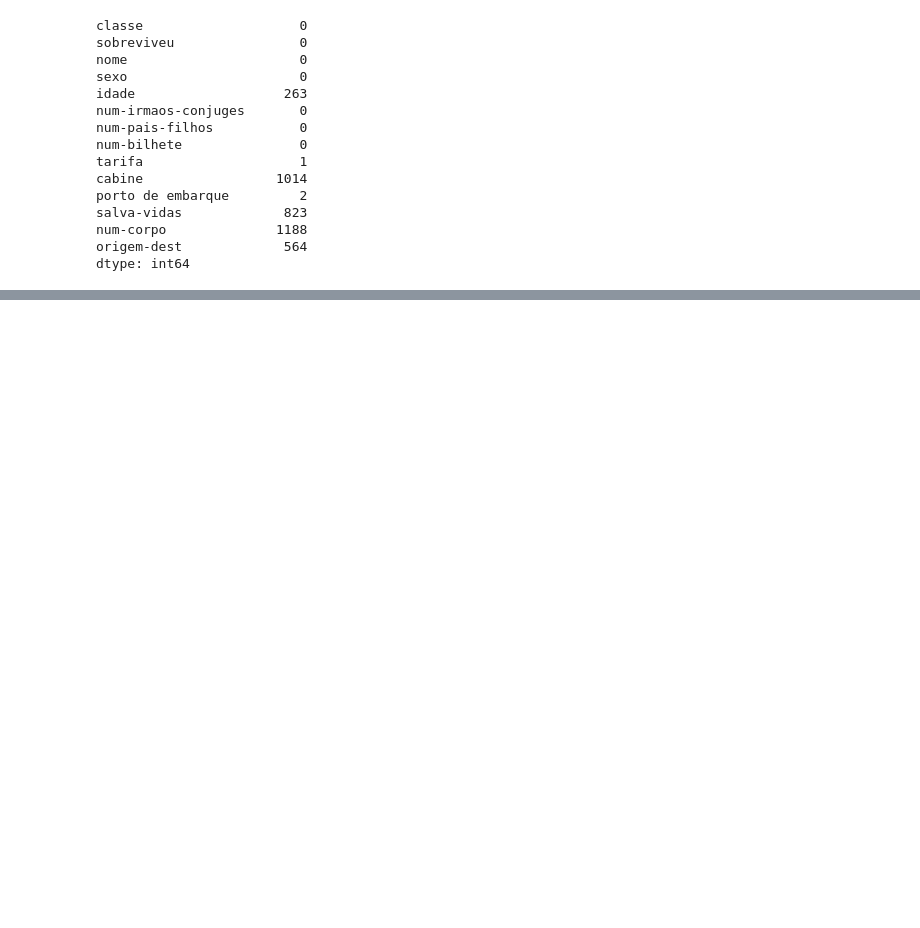
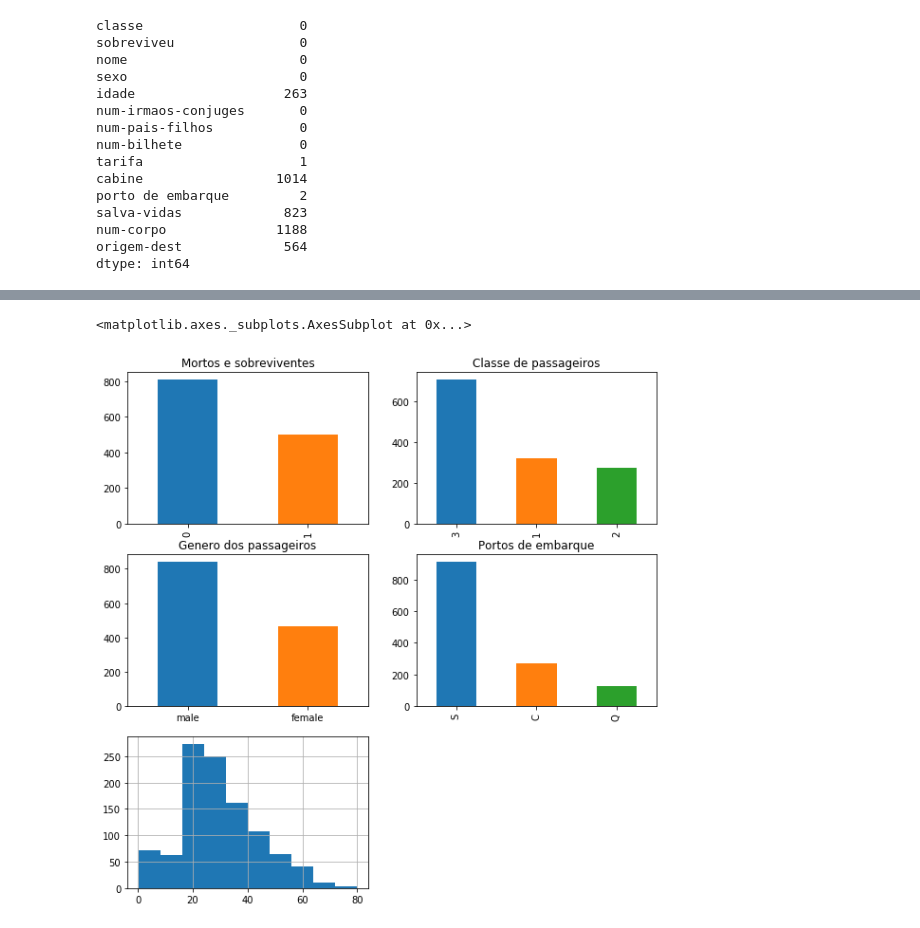
Before and after one commit to nativanando/masters-degree, a Jupyter notebook: mineracao-de-dados/titanic-dataset/titanic-analise .ipynb, the cells around one changed output, grey strips where cells are left out. Cells and saved outputs as stored; diff of their text form; code cells hidden in the pictures; blank space fills up the shorter version.

```diff
--- a/mineracao-de-dados/titanic-dataset/titanic-analise .ipynb
+++ b/mineracao-de-dados/titanic-dataset/titanic-analise .ipynb
@@ -70,0 +96,36 @@ NameError: name 'pandas2arff' is not defined
+# %%
+# Configurando grid de gráficos
+plt.rc('figure', figsize=(10, 5))
+fizsize_with_subplots = (10, 10)
+bin_size = 10
+
+fig = plt.figure(figsize=fizsize_with_subplots)
+fig_dims = (3, 2)
+
+# Gráfico que identifica o NNúmero de mortos e sobreviventes
+plt.subplot2grid(fig_dims, (0, 0))
+df['sobreviveu'].value_counts().plot(kind='bar',
+                                         title='Mortos e sobreviventes')
+
+# Gráfico que identifica a frequência das classes do navio
+plt.subplot2grid(fig_dims, (0, 1))
+df['classe'].value_counts().plot(kind='bar',
+                                       title='Classe de passageiros')
+
+# Gráfico que identifica o sexo dos passageiros
+plt.subplot2grid(fig_dims, (1, 0))
+df['sexo'].value_counts().plot(kind='bar',
+                                    title='Genero dos passageiros')
+plt.xticks(rotation=0)
+
+# Gráfico que identifica os portos de embarque
+plt.subplot2grid(fig_dims, (1, 1))
+df['porto de embarque'].value_counts().plot(kind='bar',
+                                         title='Portos de embarque')
+
+# Gráfico que identifica as idades dos passageiros
+plt.subplot2grid(fig_dims, (2, 0))
+df['idade'].hist()
+# %% [output]
+<matplotlib.axes._subplots.AxesSubplot at 0x...>
+[figure, added]
```
Also changed, not shown: parts of 12 cells of this notebook, 4 other files.
